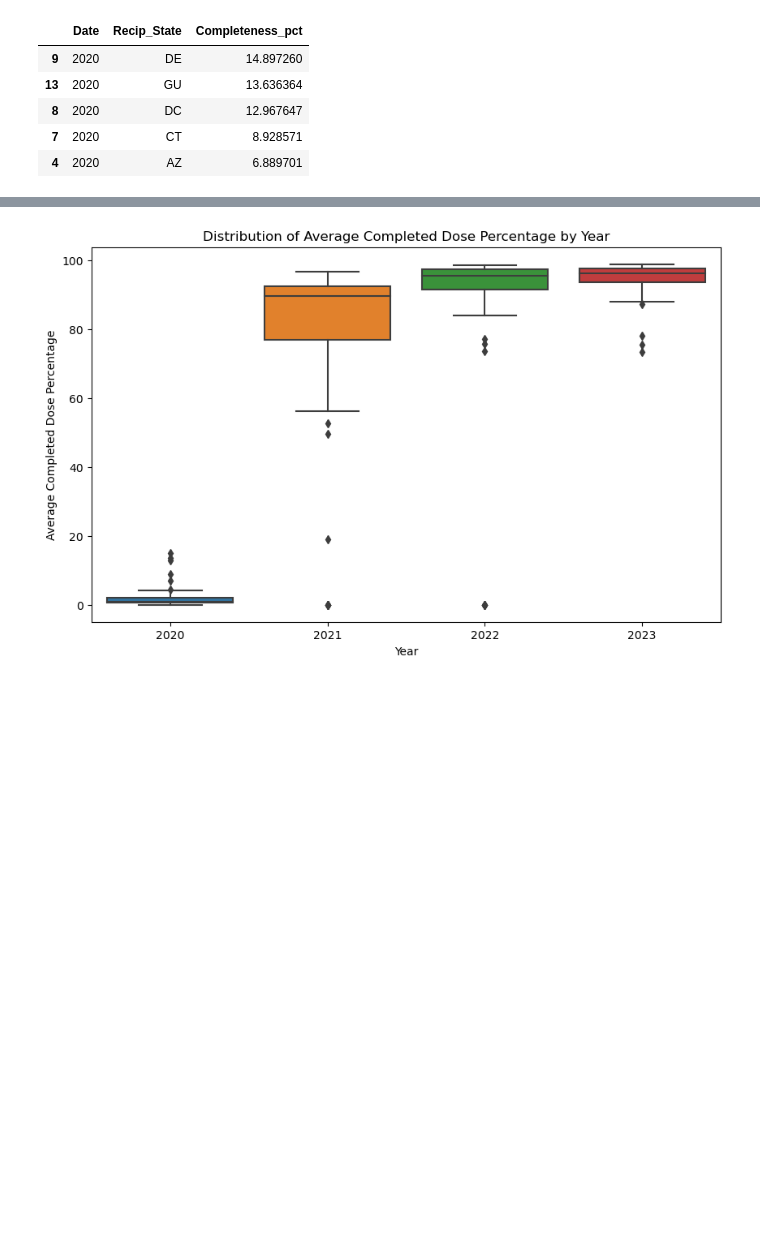
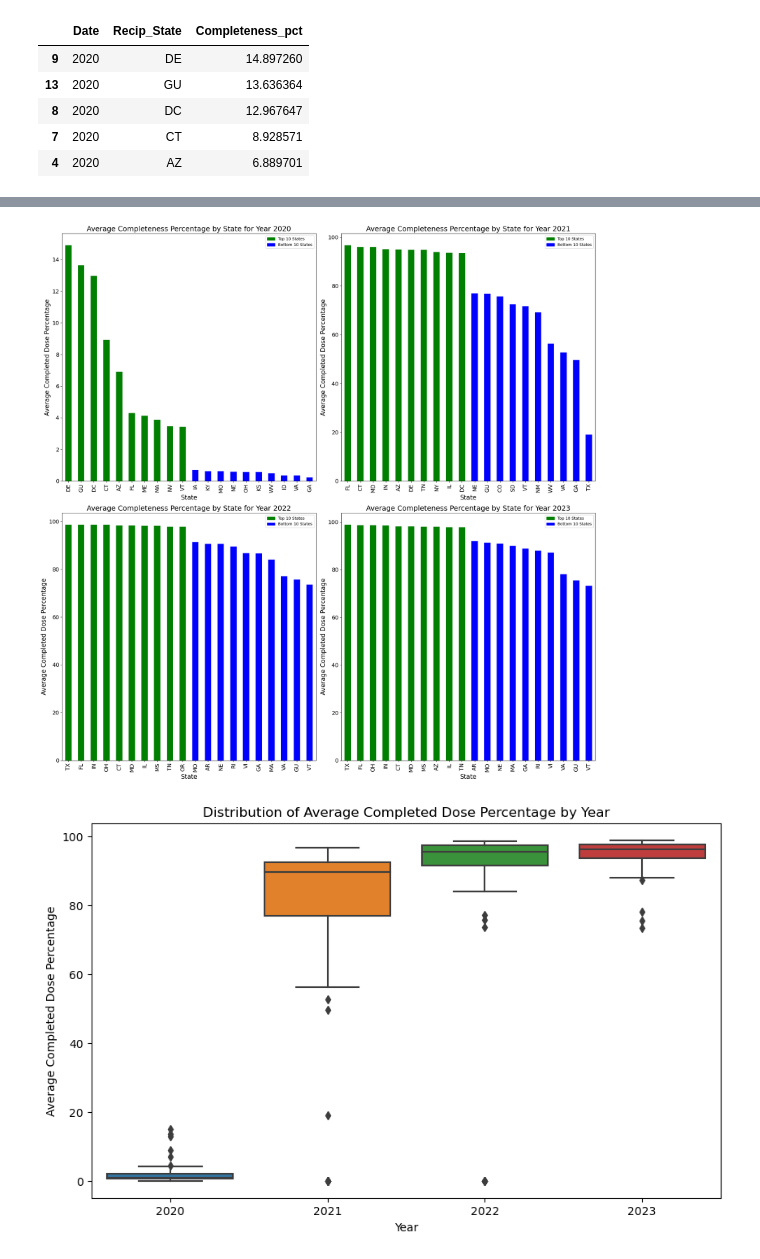
Before and after one commit to deku1261/HealthCare_Project1, a Jupyter notebook: Robert.ipynb, the cells around one changed output, grey strips where cells are left out. Drawn from its saved outputs; the diff is of its cells as text; code cells hidden in the pictures; blank space fills up the shorter version.

```diff
--- a/Robert.ipynb
+++ b/Robert.ipynb
@@ -140,3 +94,39 @@ plt.show()
+# %%
+# Create a new column 'Year' from 'Date'
+clean_df['Year'] = clean_df['Date'].str[:4]
+
+# Get the unique years
+years = clean_df['Year'].unique()
+
+# Create a figure and subplots
+fig, axes = plt.subplots(nrows=2, ncols=2, figsize=(20,20))
+
+# Flattening the axes array for easy indexing
+axes = axes.flatten()
+
+# Create the patches for the legend
+legend_elements = [Patch(facecolor='green', edgecolor='green', label='Top 10 States'),
+                   Patch(facecolor='blue', edgecolor='blue', label='Bottom 10 States')]
+
+# Loop over the years and create a bar plot for each year
+for i, year in enumerate(years):
+    df_year = clean_df[(clean_df['Year'] == year) & (clean_df['Completeness_pct'] != 0)]
+    df_year = pd.concat([df_year.head(10), df_year.tail(10)])
+    colors = ['green' if x < 10 else 'blue' for x in range(len(df_year))]
+    df_year['Completeness_pct'].plot(kind='bar', ax=axes[i], color=colors)
+    axes[i].set_title(f'Average Completeness Percentage by State for Year {year}', fontsize=18)
+    axes[i].set_xlabel('State', fontsize=16)
+    axes[i].set_ylabel('Average Completed Dose Percentage', fontsize=16)
+    axes[i].legend(handles=legend_elements)
+    state_labels = df_year['Recip_State'].values
+    axes[i].set_xticklabels(state_labels)
+    axes[i].tick_params(axis='both', which='major', labelsize=14)
+
+# Show the plot
+plt.tight_layout()
+plt.show()
+# %% [output]
+[figure, added]
 # %%
 # # Identify the outliers using the Interquartile Range (IQR) method
 # Q1 = clean_df['Completeness_pct'].quantile(0.25)
```
Also changed, not shown: parts of 1 cell of this notebook.
